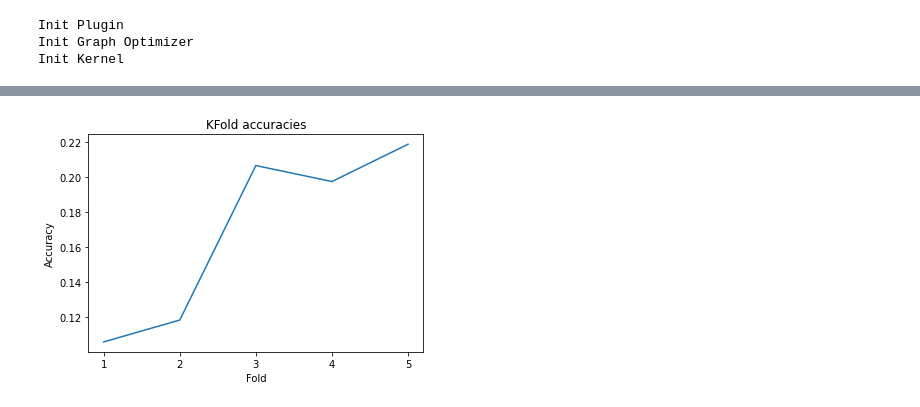
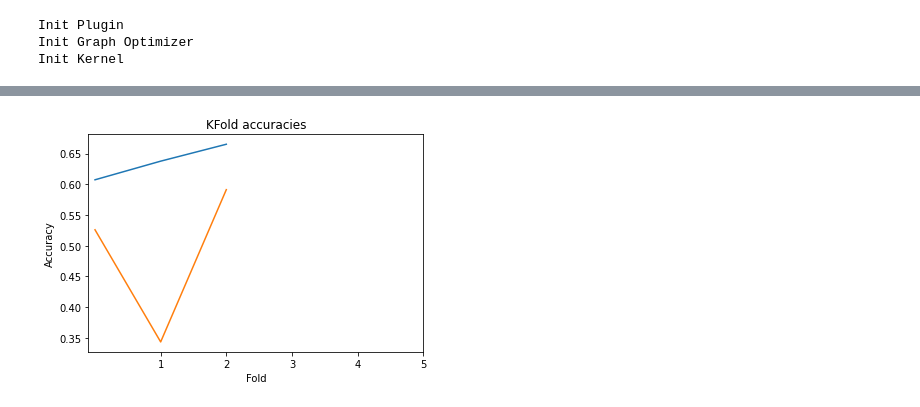
Before and after one commit to DanielRJohnson/MOBIUS, a Jupyter notebook: train_model.ipynb, the cells around one changed output, grey strips where cells are left out. Cells and saved outputs as stored; diff of their text form; code cells hidden in the pictures.

```diff
--- a/train_model.ipynb
+++ b/train_model.ipynb
@@ -40,13 +40,15 @@ WARNING:tensorflow:Layer lstm will not use cuDNN kernels since it doesn't meet t
 # %%
 # Do K-fold cross validation
-kf = KFold(n_splits=5, shuffle=False)
-fold_accuracies = []
+kf = KFold(n_splits=3, shuffle=False)
+train_fold_accuracies = []
+test_fold_accuracies = []
 for train_index, test_index in kf.split(X):
     X_train, X_test = X[train_index], X[test_index]
     y_train, y_test = y[train_index], y[test_index]
-    model.fit(X_train, y_train, epochs=10, batch_size=32, validation_data=(X_test, y_test))
+    model.fit(X_train, y_train, epochs=20, batch_size=64, validation_data=(X_test, y_test))
     accuracy = model.evaluate(X_test, y_test)
-    if all(accuracy[0] > acc for acc in fold_accuracies):
+    if all(accuracy[0] > acc for acc in test_fold_accuracies):
         best_model = model
-    fold_accuracies.append(accuracy[1])
+    test_fold_accuracies.append(accuracy[1])
+    train_fold_accuracies.append(model.evaluate(X_train, y_train)[1])
 # %% [output]
@@ -75,12 +77,13 @@ Epoch 10/10
 # %%
-plt.plot(range(1,6), fold_accuracies)
+plt.plot(train_fold_accuracies)
+plt.plot(test_fold_accuracies)
 plt.xticks(range(1,6))
 plt.title('KFold accuracies')
 plt.xlabel('Fold')
 plt.ylabel('Accuracy')
 plt.show()
 # %% [output]
-[figure, old version]
+[figure, new version]
 # %%
 # save model to /models/
 best_model.save(os.getcwd() + '/models/best_model.h5')
```
Also changed, not shown: parts of 2 cells of this notebook, 15 other files.
